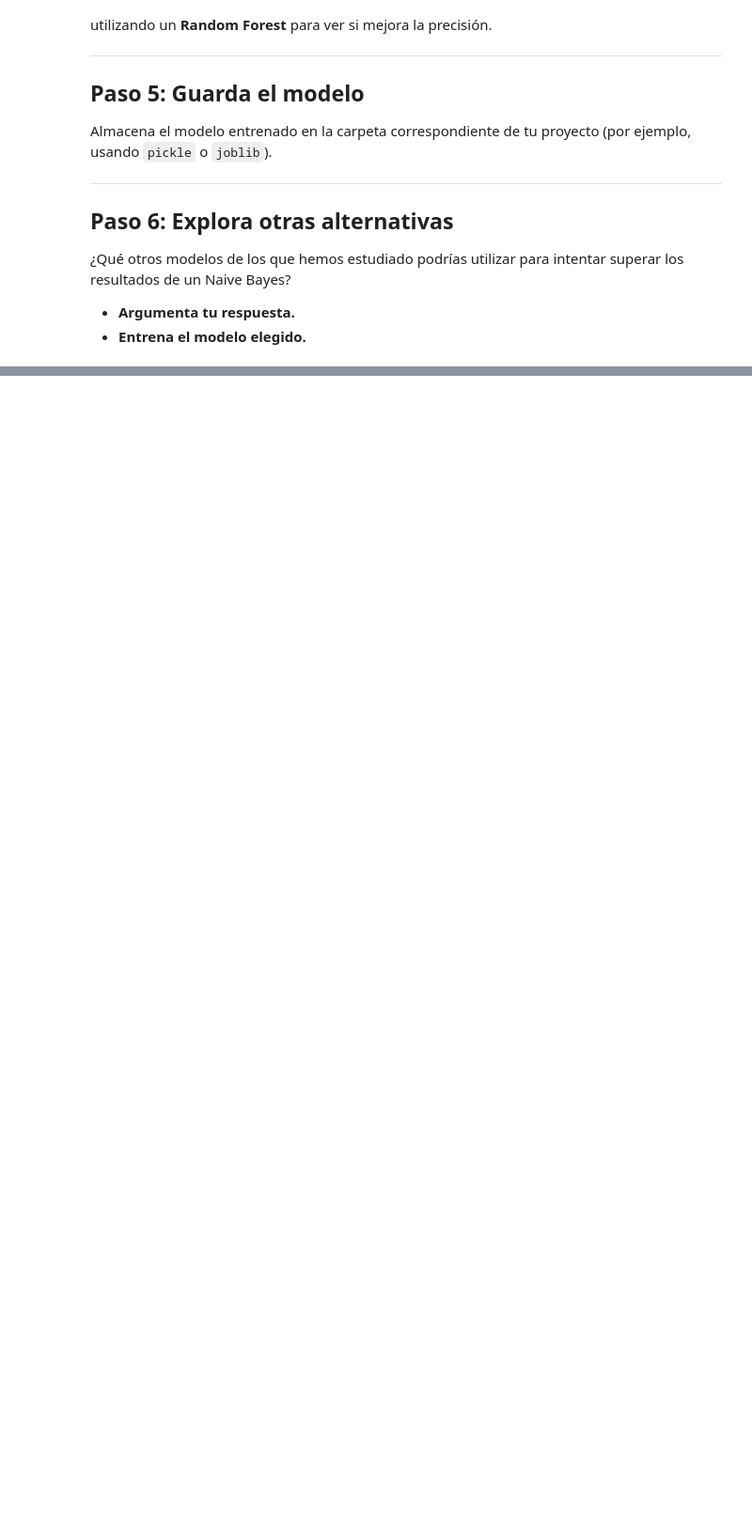
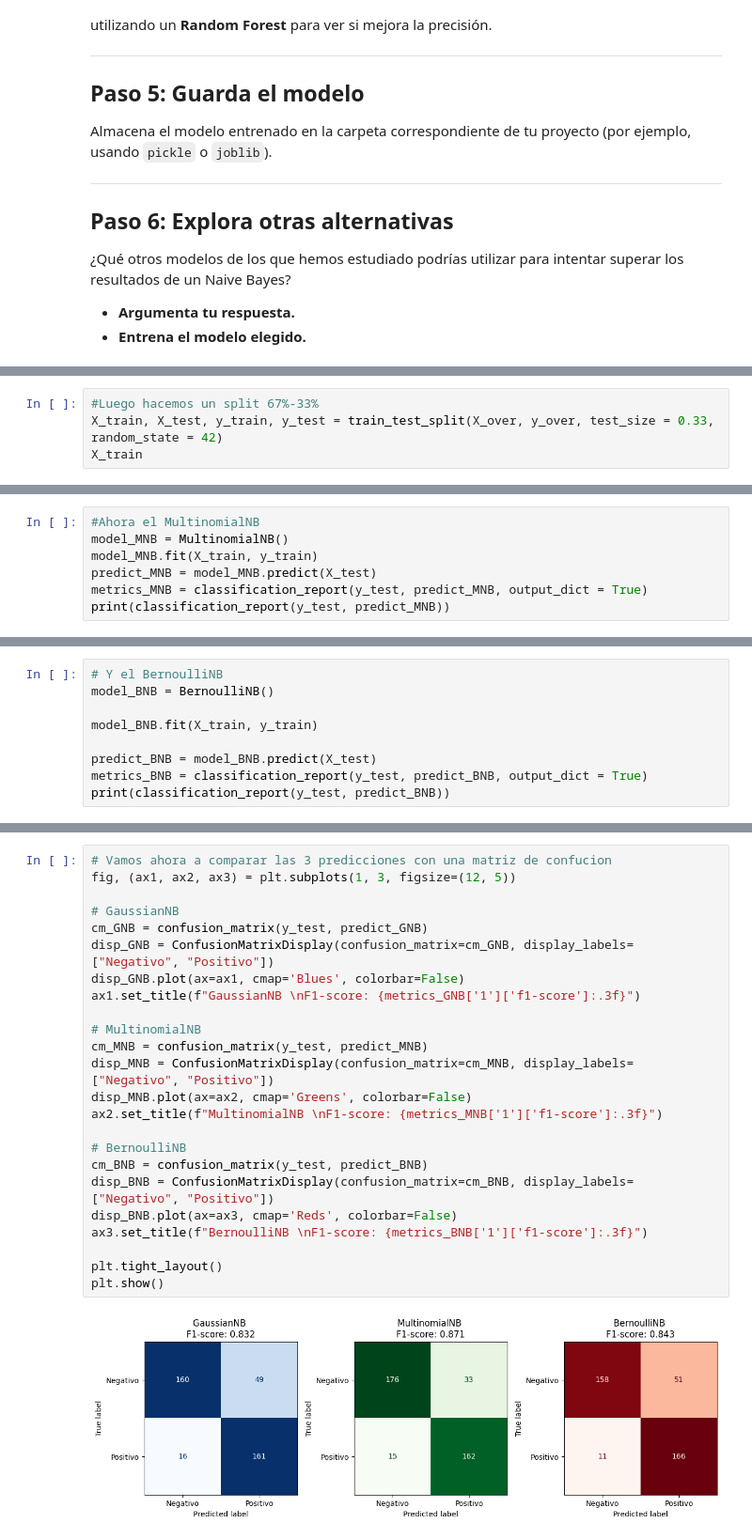
Before and after one commit to 4GeeksAcademy/andrupax94-intro-ml, a Jupyter notebook: src/07-naive-bayes-playstore-reviews.ipynb, the cells around one changed output, grey strips where cells are left out. Shown at 94% size. Drawn from its saved outputs; the diff is of its cells as text; blank space fills up the shorter version.

```diff
--- a/src/07-naive-bayes-playstore-reviews.ipynb
+++ b/src/07-naive-bayes-playstore-reviews.ipynb
@@ -71,0 +186,4 @@ Almacena el modelo entrenado en la carpeta correspondiente de tu proyecto (por e
+# %%
+#Luego hacemos un split 67%-33%
+X_train, X_test, y_train, y_test = train_test_split(X_over, y_over, test_size = 0.33, random_state = 42)
+X_train
@@ -71,0 +245,7 @@ Almacena el modelo entrenado en la carpeta correspondiente de tu proyecto (por e
+# %%
+#Ahora el MultinomialNB
+model_MNB = MultinomialNB()
+model_MNB.fit(X_train, y_train)
+predict_MNB = model_MNB.predict(X_test)
+metrics_MNB = classification_report(y_test, predict_MNB, output_dict = True)
+print(classification_report(y_test, predict_MNB))
@@ -71,0 +261,9 @@ Almacena el modelo entrenado en la carpeta correspondiente de tu proyecto (por e
+# %%
+# Y el BernoulliNB
+model_BNB = BernoulliNB()
+
+model_BNB.fit(X_train, y_train)
+
+predict_BNB = model_BNB.predict(X_test)
+metrics_BNB = classification_report(y_test, predict_BNB, output_dict = True)
+print(classification_report(y_test, predict_BNB))
@@ -71,0 +279,26 @@ Almacena el modelo entrenado en la carpeta correspondiente de tu proyecto (por e
+# %%
+# Vamos ahora a comparar las 3 predicciones con una matriz de confucion
+fig, (ax1, ax2, ax3) = plt.subplots(1, 3, figsize=(12, 5))
+
+# GaussianNB
+cm_GNB = confusion_matrix(y_test, predict_GNB)
+disp_GNB = ConfusionMatrixDisplay(confusion_matrix=cm_GNB, display_labels=["Negativo", "Positivo"])
+disp_GNB.plot(ax=ax1, cmap='Blues', colorbar=False)
+ax1.set_title(f"GaussianNB \nF1-score: {metrics_GNB['1']['f1-score']:.3f}")
+
+# MultinomialNB
+cm_MNB = confusion_matrix(y_test, predict_MNB)
+disp_MNB = ConfusionMatrixDisplay(confusion_matrix=cm_MNB, display_labels=["Negativo", "Positivo"])
+disp_MNB.plot(ax=ax2, cmap='Greens', colorbar=False)
+ax2.set_title(f"MultinomialNB \nF1-score: {metrics_MNB['1']['f1-score']:.3f}")
+
+# BernoulliNB
+cm_BNB = confusion_matrix(y_test, predict_BNB)
+disp_BNB = ConfusionMatrixDisplay(confusion_matrix=cm_BNB, display_labels=["Negativo", "Positivo"])
+disp_BNB.plot(ax=ax3, cmap='Reds', colorbar=False)
+ax3.set_title(f"BernoulliNB \nF1-score: {metrics_BNB['1']['f1-score']:.3f}")
+
+plt.tight_layout()
+plt.show()
+# %% [output]
+[figure, added]
```
Also changed, not shown: parts of 31 cells of this notebook, 3 other files.
